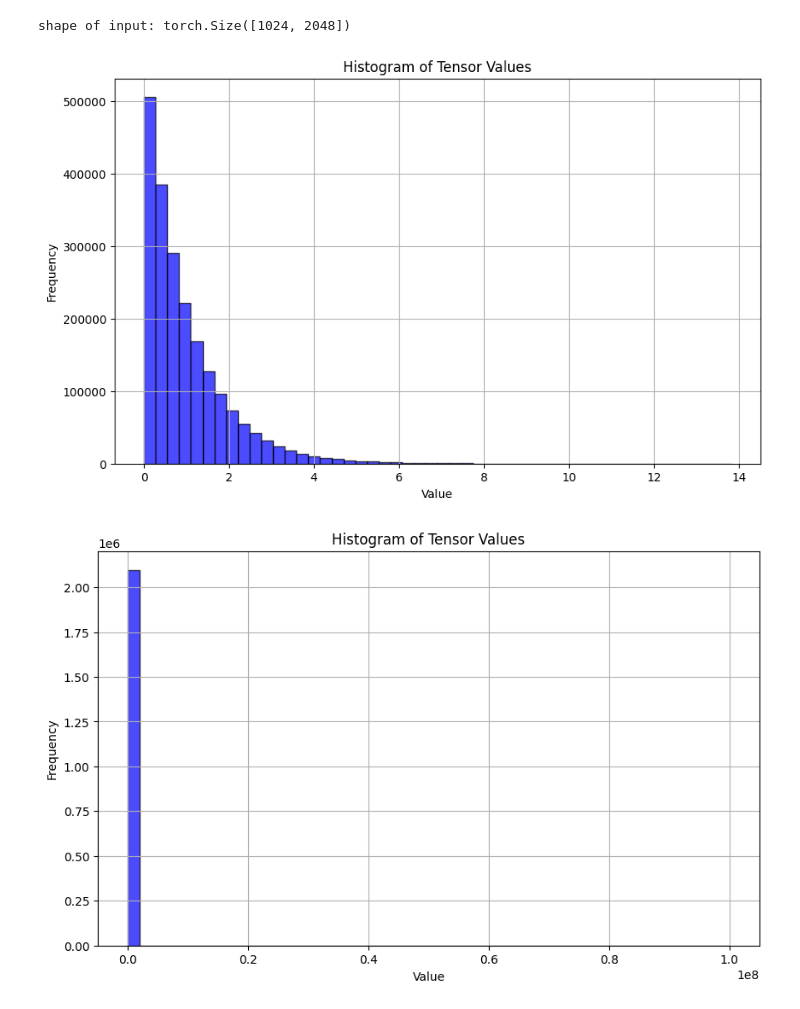
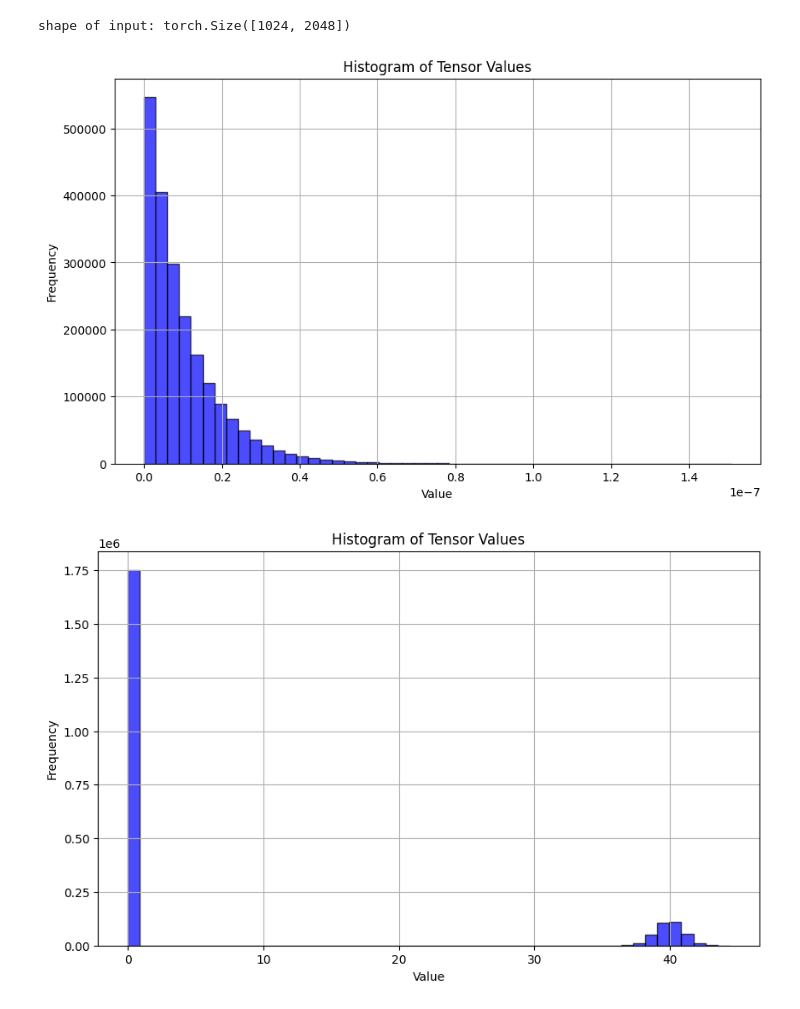
Before and after one commit to DanilishinArtem/Assembler, a Jupyter notebook: test.ipynb, the cells around one changed output. Cells and saved outputs as stored; diff of their text form; code cells hidden in the pictures.

```diff
--- a/test.ipynb
+++ b/test.ipynb
@@ -138,29 +160,29 @@ test_fault(size, True, 1e8, numFaults)
 # input = generate_Gamma(size=(1024, 2048))
 input_ = generate_Exponential(size=(1024, 2048))
 
-
+input_ *= 1e-8
 print(f'shape of input: {input_.shape}')
 plot_hist(input_)
 # %% [output]
 shape of input: torch.Size([1024, 2048])
-[figure, old version]
+[figure, new version]
 # %%
 def fault_foo(input, numFaults, fault_value):
     result = input.clone()
     for _ in range(numFaults):
         x, y = torch.randint(0, input.shape[0], size=(1,)).item(), torch.randint(0, input.shape[0], size=(1,)).item()
         result[x,y] = torch.normal(mean=fault_value, std=1, size=(1,)).item()
     return result
 
 size = (1024, 4096)
-rate = 0.01
+rate = 0.1
 numFaults = int(size[0] * size[1] * rate)
-numFaults = 1
-input = fault_foo(input_, numFaults, 1e8)
+# numFaults = 1
+input = fault_foo(input_, numFaults, 40)
 # input = input_
 plot_hist(input)
 # %% [output]
-[figure, old version]
+[figure, new version]
 # %%
 conv = input.view(-1,1024).abs().sum(0)
 # conv = input.view(-1,1024).pow(2).amax(0)
```
Also changed, not shown: parts of 6 cells of this notebook.
